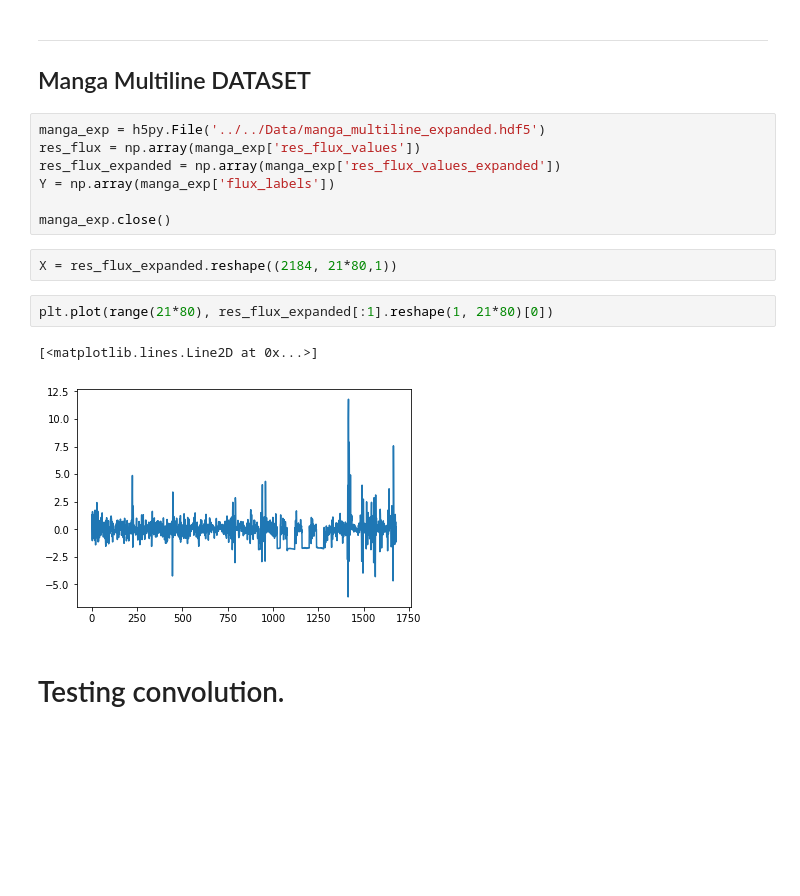
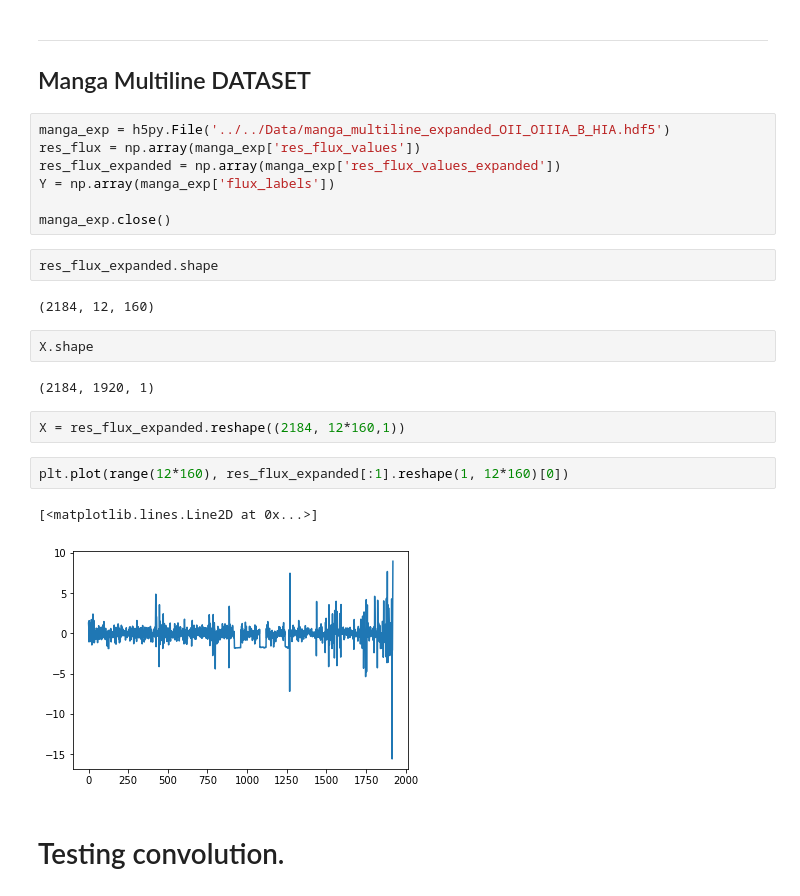
Before and after one commit to stone-mele/AstroGravLensing, a Jupyter notebook: Code/Notebooks/ExpandedFluxExperiment.ipynb, the cells around one changed output. Drawn from its saved outputs; the diff is of its cells as text; blank space fills up the shorter version.

```diff
--- a/Code/Notebooks/ExpandedFluxExperiment.ipynb
+++ b/Code/Notebooks/ExpandedFluxExperiment.ipynb
@@ -34,19 +33,27 @@ Using TensorFlow backend.
 ---
 ## Manga Multiline DATASET
 # %%
-manga_exp = h5py.File('../../Data/manga_multiline_expanded.hdf5')
+manga_exp = h5py.File('../../Data/manga_multiline_expanded_OII_OIIIA_B_HIA.hdf5')
 res_flux = np.array(manga_exp['res_flux_values'])
 res_flux_expanded = np.array(manga_exp['res_flux_values_expanded'])
 Y = np.array(manga_exp['flux_labels'])
 
 manga_exp.close()
+# %%
+res_flux_expanded.shape
+# %% [output]
+(2184, 12, 160)
+# %%
+X.shape
+# %% [output]
+(2184, 1920, 1)
 # %%
-X = res_flux_expanded.reshape((2184, 21*80,1))
+X = res_flux_expanded.reshape((2184, 12*160,1))
 # %%
-plt.plot(range(21*80), res_flux_expanded[:1].reshape(1, 21*80)[0])
+plt.plot(range(12*160), res_flux_expanded[:1].reshape(1, 12*160)[0])
 # %% [output]
 [<matplotlib.lines.Line2D at 0x...>]
-[figure, old version]
+[figure, new version]
 # %% [markdown]
 # Testing convolution.
 # %%
```
Also changed, not shown: parts of 6 cells of this notebook, 1 other file.
